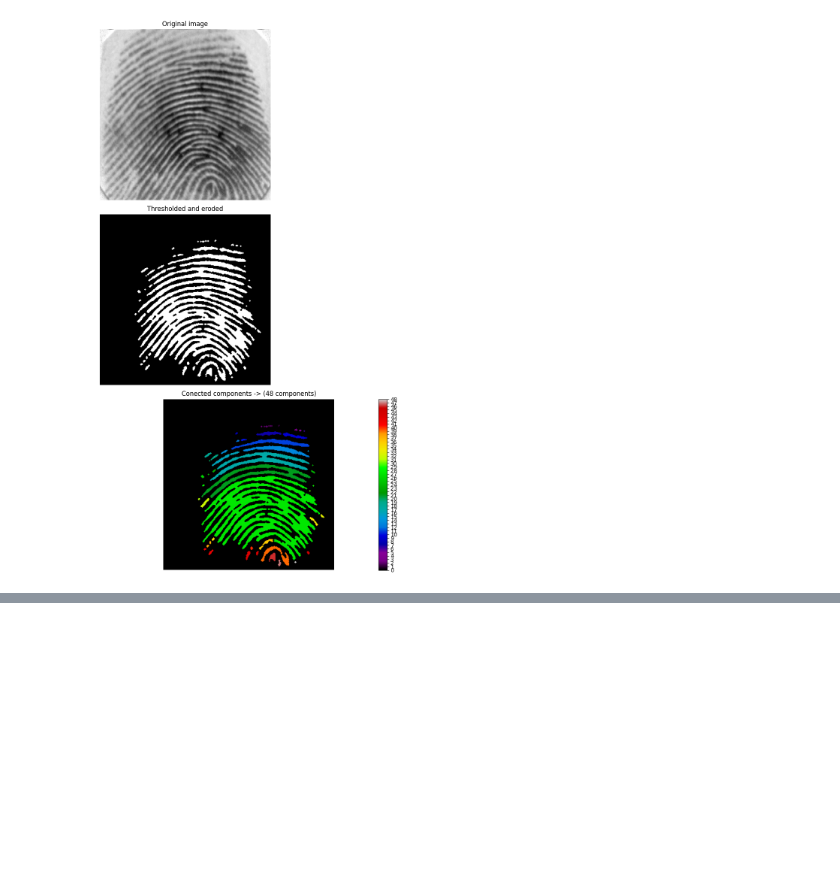
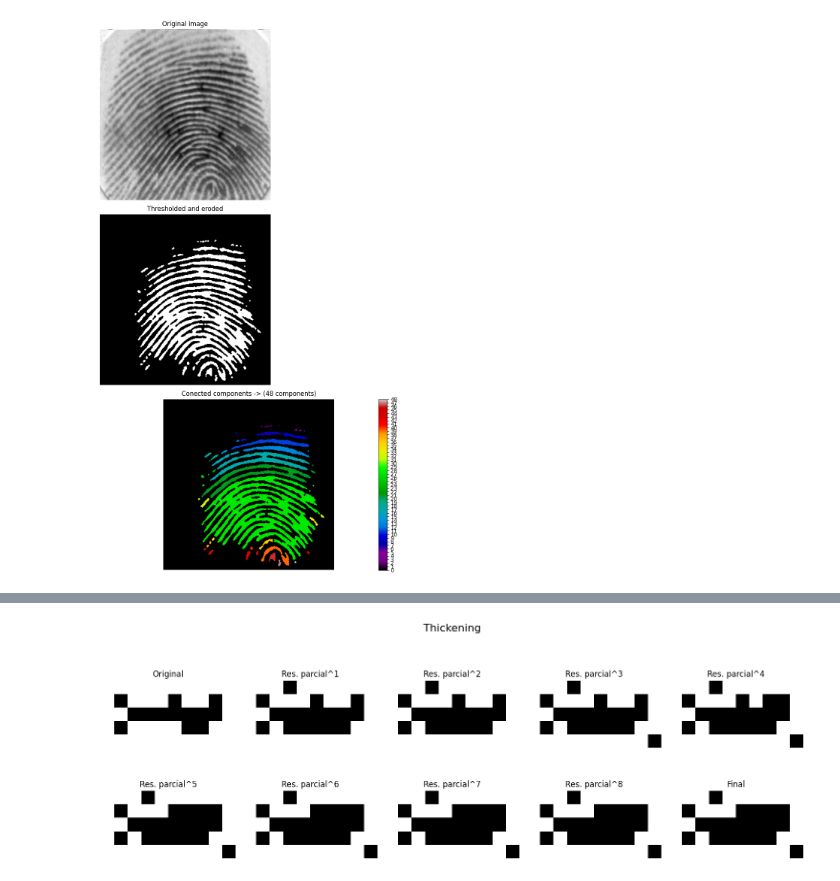
Before and after one commit to Tommy1908/ERV-CC, a Jupyter notebook: morphological_image_processing/morphological_image_processing.ipynb, the cells around one changed output, grey strips where cells are left out. Drawn from its saved outputs; the diff is of its cells as text; code cells hidden in the pictures; blank space fills up the shorter version.

```diff
--- a/morphological_image_processing/morphological_image_processing.ipynb
+++ b/morphological_image_processing/morphological_image_processing.ipynb
@@ -715,0 +1052,97 @@ Connected component       | No. of pixels in connected comp
+# %%
+import numpy as np
+import matplotlib.pyplot as plt
+import math
+
+def thickening(img, SEs, repeat=1):
+    # Seria copiar lo mismo y hacer res = res | hit
+    # o podemos reutilizar la anterior
+    img_c = 1 - img
+
+    # 2. Le pasamos el Thinning normal con los SEs normales
+    res_c, partial_res_c = thinning(img_c, SEs, repeat)
+
+    # 3. Volvemos a invertir el resultado final y el historial de pasos
+    res = 1 - res_c
+    resultados = [1 - p_res_c for p_res_c in partial_res_c]
+
+    return res, resultados
+
+img = np.array([
+    [0,0,0,0,0,0,0,0,0,0],
+    [0,1,0,0,0,1,0,0,1,0],
+    [0,0,1,1,1,1,1,1,1,0],
+    [0,1,0,0,0,0,1,1,0,0],
+    [0,0,0,0,0,0,0,0,0,0],
+
+])
+
+
+B1 = np.array([[ 0,  0,  0],
+               [-1,  1, -1],
+               [ 1,  1,  1]])
+
+B2 = np.array([[-1,  0,  0],
+               [ 1,  1,  0],
+               [ 1,  1, -1]])
+
+B3 = np.array([[ 1, -1,  0],
+               [ 1,  1,  0],
+               [ 1, -1,  0]])
+
+B4 = np.array([[ 1,  1, -1],
+               [ 1,  1,  0],
+               [-1,  0,  0]])
+
+B5 = np.array([[ 1,  1,  1],
+               [-1,  1, -1],
+               [ 0,  0,  0]])
+
+B6 = np.array([[-1,  1,  1],
+               [ 0,  1,  1],
+               [ 0,  0, -1]])
+
+B7 = np.array([[ 0, -1,  1],
+               [ 0,  1,  1],
+               [ 0, -1,  1]])
+
+B8 = np.array([[ 0,  0, -1],
+               [ 0,  1,  1],
+               [-1,  1,  1]])
+
+
+
+def graficar_resultados(img, resultados, final, titulo, max_cols=5):
+    num_plots = len(resultados) + 2
+
+    num_rows = math.ceil(num_plots / max_cols)
+    num_cols = min(num_plots, max_cols)
+
+    fig, axes = plt.subplots(num_rows, num_cols, figsize=(num_cols * 3, num_rows * 3))
+    fig.suptitle(titulo, fontsize=16)
+
+    axes = axes.flatten()
+
+    axes[0].imshow(img, cmap='binary')
+    axes[0].set_title('Original')
+    axes[0].axis('off')
+
+    for i, P in enumerate(resultados):
+        axes[i+1].imshow(P, cmap='binary')
+        axes[i+1].set_title(f'Res. parcial^{i+1}')
+        axes[i+1].axis('off')
+
+    axes[num_plots - 1].imshow(final, cmap='binary')
+    axes[num_plots - 1].set_title('Final')
+    axes[num_plots - 1].axis('off')
+
+    for j in range(num_plots, len(axes)):
+        axes[j].axis('off')
+
+    plt.tight_layout()
+    plt.show()
+
+res, partial_res = thickening(img, [B1, B2, B3, B4, B5, B6, B7, B8], repeat=1)
+graficar_resultados(img, partial_res, res, "Thickening")
+# %% [output]
+[figure, added]
```
Also changed, not shown: parts of 20 cells of this notebook.
